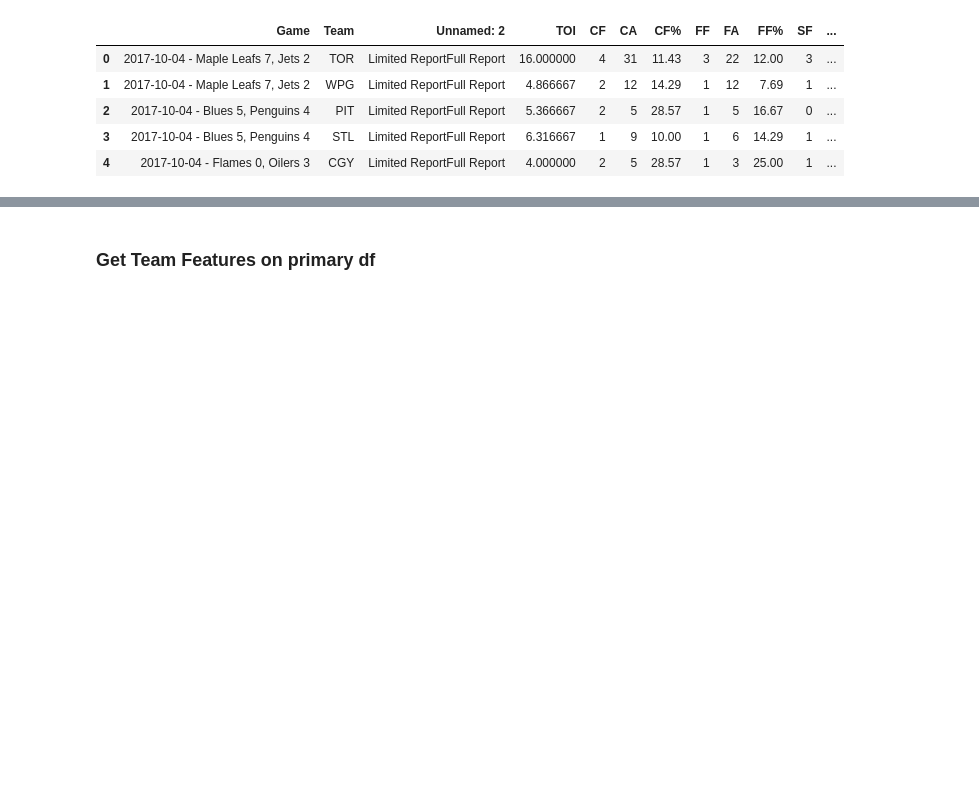
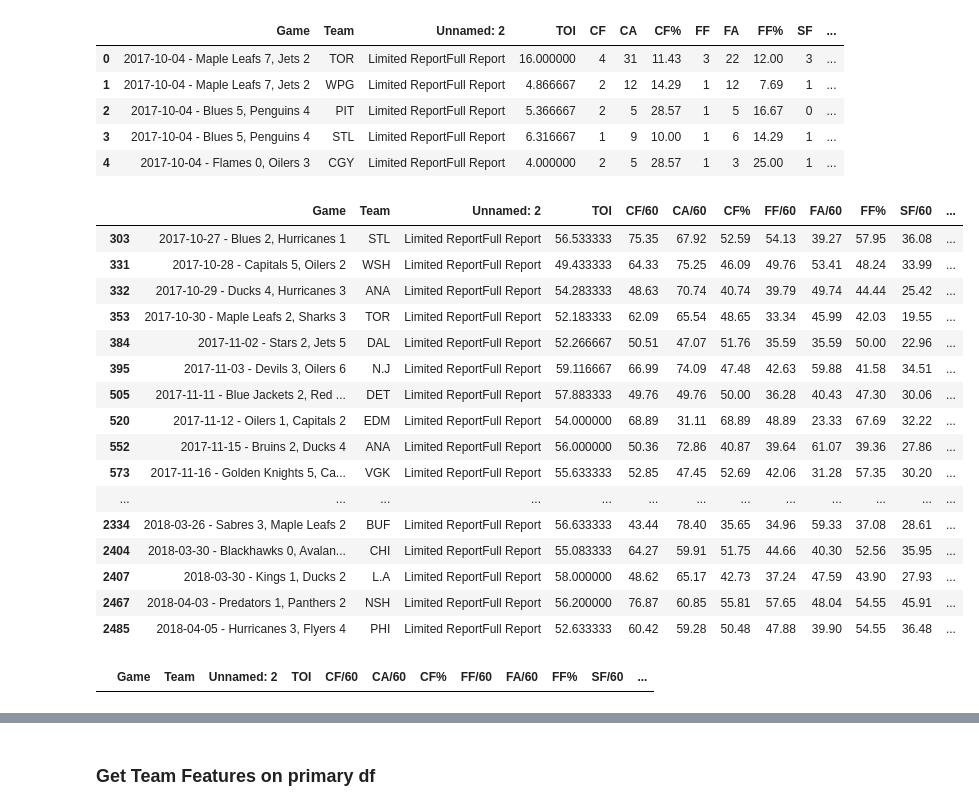
Before and after one commit to gschwaeb/NHL_Game_Prediction, a Jupyter notebook: data_collecting.ipynb, the cells around one changed output, grey strips where cells are left out. Cells and saved outputs as stored; diff of their text form; code cells hidden in the pictures; blank space fills up the shorter version.

```diff
--- a/data_collecting.ipynb
+++ b/data_collecting.ipynb
@@ -643,3 +833,8 @@ games_20172018['Rolling20_GF%'] = games_20172018.groupby('Team')['GF%'].transfor
+# %%
+games_20172018['Rolling20_GF%'] = games_20172018.groupby('Team')['GF%'].transform(lambda x: x.rolling(20, 20).mean().shift())
+games_20172018['sum_rolling20_GF/60_5v5'] = games_20172018.groupby('Team')['GF/60'].transform(lambda x: x.rolling(20, 20).sum().shift())
+games_20172018['sum_rolling20_GA/60_5v5'] = games_20172018.groupby('Team')['GA/60'].transform(lambda x: x.rolling(20, 20).sum().shift())
+games_20172018['Rolling20_GoalDifferential/60_5v5'] = games_20172018['sum_rolling20_GF/60_5v5'] - games_20172018['sum_rolling20_GA/60_5v5']
 # %%
 games_20172018['Rolling20_xGF%'] = games_20172018.groupby('Team')['xGF%'].transform(lambda x: x.rolling(20, 20).mean().shift())
 # %%
@@ -832,8 +1027,38 @@ games_20172018_pk.head()
 | 4 | 2017-10-04 - Flames 0, Oilers 3 | CGY | Limited ReportFull Report | 4.000000 | 2 | 5 | 28.57 | 1 | 3 | 25.00 | 1 | ... |
 # %%
 games_20172018 = games_20172018.merge(games_20172018_pp[['Team_Key', 'TOI', 'xGA']], on = 'Team_Key', how = 'left', suffixes = ('','_pk') )
+# %%
+games_20172018['TOI_pp'] = np.where(games_20172018['TOI_pp'].isna(), 0, games_20172018['TOI_pp'])
+games_20172018['TOI_pk'] = np.where(games_20172018['TOI_pk'].isna(), 0, games_20172018['TOI_pk'])
+games_20172018['xGF'] = np.where(games_20172018['xGF'].isna(), 0, games_20172018['xGF'])
+games_20172018['xGA'] = np.where(games_20172018['xGA'].isna(), 0, games_20172018['xGA'])
 # %%
 games_20172018['sum_rolling20_TOI_pk'] = games_20172018.groupby('Team')['TOI_pk'].transform(lambda x: x.rolling(20, 20).sum().shift())
 games_20172018['sum_rolling20_xGA_pk'] = games_20172018.groupby('Team')['xGA'].transform(lambda x: x.rolling(20, 20).sum().shift())
 games_20172018['rolling20_pk_TOI_per_game'] = games_20172018.groupby('Team')['TOI_pk'].transform(lambda x: x.rolling(20, 20).mean().shift())
 games_20172018['last_20_xGA_per_min_pk'] = games_20172018['sum_rolling20_xGA_pk'] / games_20172018['sum_rolling20_TOI_pk']
+# %%
+
+games_20172018[games_20172018['TOI_pp'].isna()]
+# %% [output]
+|  | Game | Team | Unnamed: 2 | TOI | CF/60 | CA/60 | CF% | FF/60 | FA/60 | FF% | SF/60 | ... |
+| 303 | 2017-10-27 - Blues 2, Hurricanes 1 | STL | Limited ReportFull Report | 56.533333 | 75.35 | 67.92 | 52.59 | 54.13 | 39.27 | 57.95 | 36.08 | ... |
+| 331 | 2017-10-28 - Capitals 5, Oilers 2 | WSH | Limited ReportFull Report | 49.433333 | 64.33 | 75.25 | 46.09 | 49.76 | 53.41 | 48.24 | 33.99 | ... |
+| 332 | 2017-10-29 - Ducks 4, Hurricanes 3 | ANA | Limited ReportFull Report | 54.283333 | 48.63 | 70.74 | 40.74 | 39.79 | 49.74 | 44.44 | 25.42 | ... |
+| 353 | 2017-10-30 - Maple Leafs 2, Sharks 3 | TOR | Limited ReportFull Report | 52.183333 | 62.09 | 65.54 | 48.65 | 33.34 | 45.99 | 42.03 | 19.55 | ... |
+| 384 | 2017-11-02 - Stars 2, Jets 5 | DAL | Limited ReportFull Report | 52.266667 | 50.51 | 47.07 | 51.76 | 35.59 | 35.59 | 50.00 | 22.96 | ... |
+| 395 | 2017-11-03 - Devils 3, Oilers 6 | N.J | Limited ReportFull Report | 59.116667 | 66.99 | 74.09 | 47.48 | 42.63 | 59.88 | 41.58 | 34.51 | ... |
+| 505 | 2017-11-11 - Blue Jackets 2, Red ... | DET | Limited ReportFull Report | 57.883333 | 49.76 | 49.76 | 50.00 | 36.28 | 40.43 | 47.30 | 30.06 | ... |
+| 520 | 2017-11-12 - Oilers 1, Capitals 2 | EDM | Limited ReportFull Report | 54.000000 | 68.89 | 31.11 | 68.89 | 48.89 | 23.33 | 67.69 | 32.22 | ... |
+| 552 | 2017-11-15 - Bruins 2, Ducks 4 | ANA | Limited ReportFull Report | 56.000000 | 50.36 | 72.86 | 40.87 | 39.64 | 61.07 | 39.36 | 27.86 | ... |
+| 573 | 2017-11-16 - Golden Knights 5, Ca... | VGK | Limited ReportFull Report | 55.633333 | 52.85 | 47.45 | 52.69 | 42.06 | 31.28 | 57.35 | 30.20 | ... |
+| ... | ... | ... | ... | ... | ... | ... | ... | ... | ... | ... | ... | ... |
+| 2334 | 2018-03-26 - Sabres 3, Maple Leafs 2 | BUF | Limited ReportFull Report | 56.633333 | 43.44 | 78.40 | 35.65 | 34.96 | 59.33 | 37.08 | 28.61 | ... |
+| 2404 | 2018-03-30 - Blackhawks 0, Avalan... | CHI | Limited ReportFull Report | 55.083333 | 64.27 | 59.91 | 51.75 | 44.66 | 40.30 | 52.56 | 35.95 | ... |
+| 2407 | 2018-03-30 - Kings 1, Ducks 2 | L.A | Limited ReportFull Report | 58.000000 | 48.62 | 65.17 | 42.73 | 37.24 | 47.59 | 43.90 | 27.93 | ... |
+| 2467 | 2018-04-03 - Predators 1, Panthers 2 | NSH | Limited ReportFull Report | 56.200000 | 76.87 | 60.85 | 55.81 | 57.65 | 48.04 | 54.55 | 45.91 | ... |
+| 2485 | 2018-04-05 - Hurricanes 3, Flyers 4 | PHI | Limited ReportFull Report | 52.633333 | 60.42 | 59.28 | 50.48 | 47.88 | 39.90 | 54.55 | 36.48 | ... |
+# %%
+games_20172018[games_20172018['xGF'].isna()]
+# %% [output]
+|  | Game | Team | Unnamed: 2 | TOI | CF/60 | CA/60 | CF% | FF/60 | FA/60 | FF% | SF/60 | ... |
```
Also changed, not shown: parts of 42 cells of this notebook, 2 other files.
